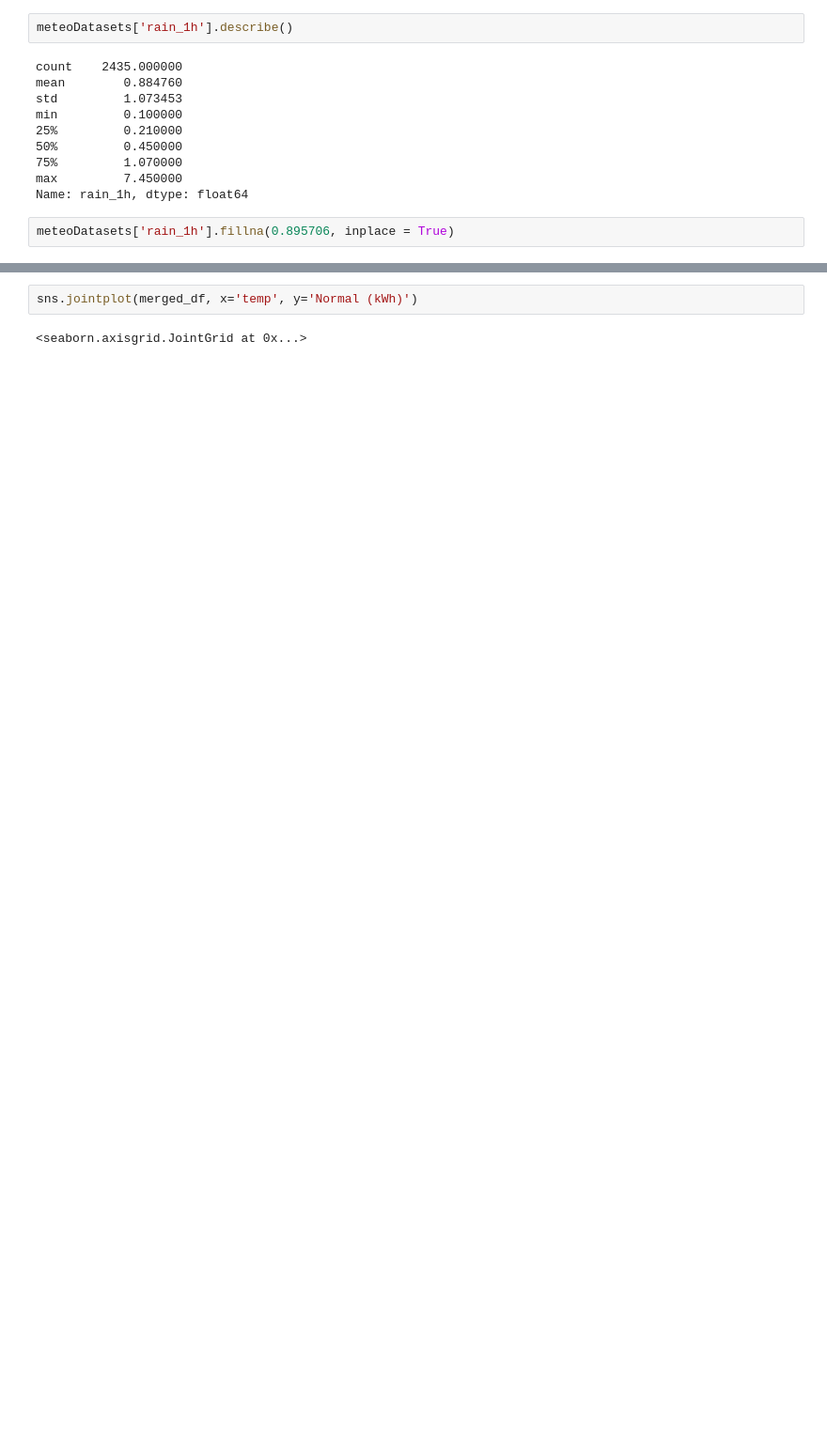
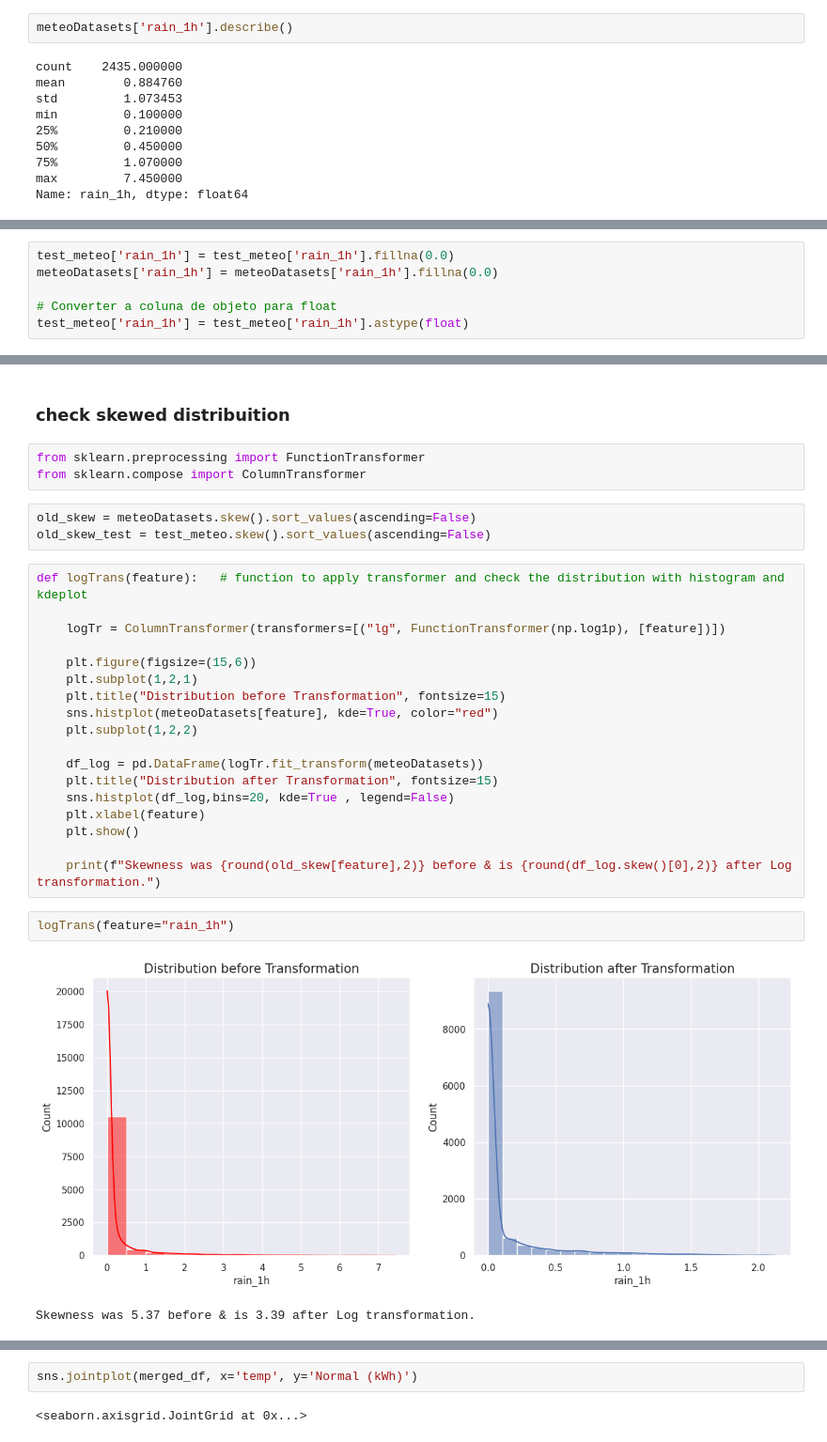
Before and after one commit to Nuno23C/DAA-TP, a Jupyter notebook: competition/competition.ipynb, the cells around one changed output, grey strips where cells are left out. Shown at 94% size. Saved outputs shown, nothing was run; the diff lists cells and outputs as text; blank space fills up the shorter version.

```diff
--- a/competition/competition.ipynb
+++ b/competition/competition.ipynb
@@ -149,5 +151,3 @@ min         0.100000
 75%         1.070000
 max         7.450000
 Name: rain_1h, dtype: float64
-# %%
-meteoDatasets['rain_1h'].fillna(0.895706, inplace = True)
@@ -266,0 +160,6 @@ sns.heatmap(corr_matrix,vmin=-1,vmax=1, square=True,annot=True)
+# %%
+test_meteo['rain_1h'] = test_meteo['rain_1h'].fillna(0.0)
+meteoDatasets['rain_1h'] = meteoDatasets['rain_1h'].fillna(0.0)
+
+# Converter a coluna de objeto para float
+test_meteo['rain_1h'] = test_meteo['rain_1h'].astype(float)
@@ -266,0 +171,31 @@ sns.heatmap(corr_matrix,vmin=-1,vmax=1, square=True,annot=True)
+# %% [markdown]
+### check skewed distribuition
+# %%
+from sklearn.preprocessing import FunctionTransformer
+from sklearn.compose import ColumnTransformer
+# %%
+old_skew = meteoDatasets.skew().sort_values(ascending=False)
+old_skew_test = test_meteo.skew().sort_values(ascending=False)
+# %%
+def logTrans(feature):   # function to apply transformer and check the distribution with histogram and kdeplot
+
+    logTr = ColumnTransformer(transformers=[("lg", FunctionTransformer(np.log1p), [feature])])
+
+    plt.figure(figsize=(15,6))
+    plt.subplot(1,2,1)
+    plt.title("Distribution before Transformation", fontsize=15)
+    sns.histplot(meteoDatasets[feature], kde=True, color="red")
+    plt.subplot(1,2,2)
+
+    df_log = pd.DataFrame(logTr.fit_transform(meteoDatasets))
+    plt.title("Distribution after Transformation", fontsize=15)
+    sns.histplot(df_log,bins=20, kde=True , legend=False)
+    plt.xlabel(feature)
+    plt.show()
+
+    print(f"Skewness was {round(old_skew[feature],2)} before & is {round(df_log.skew()[0],2)} after Log transformation.")
+# %%
+logTrans(feature="rain_1h")
+# %% [output]
+[figure, added]
+Skewness was 5.37 before & is 3.39 after Log transformation.
```
Also changed, not shown: parts of 161 cells of this notebook, 7 other files.
